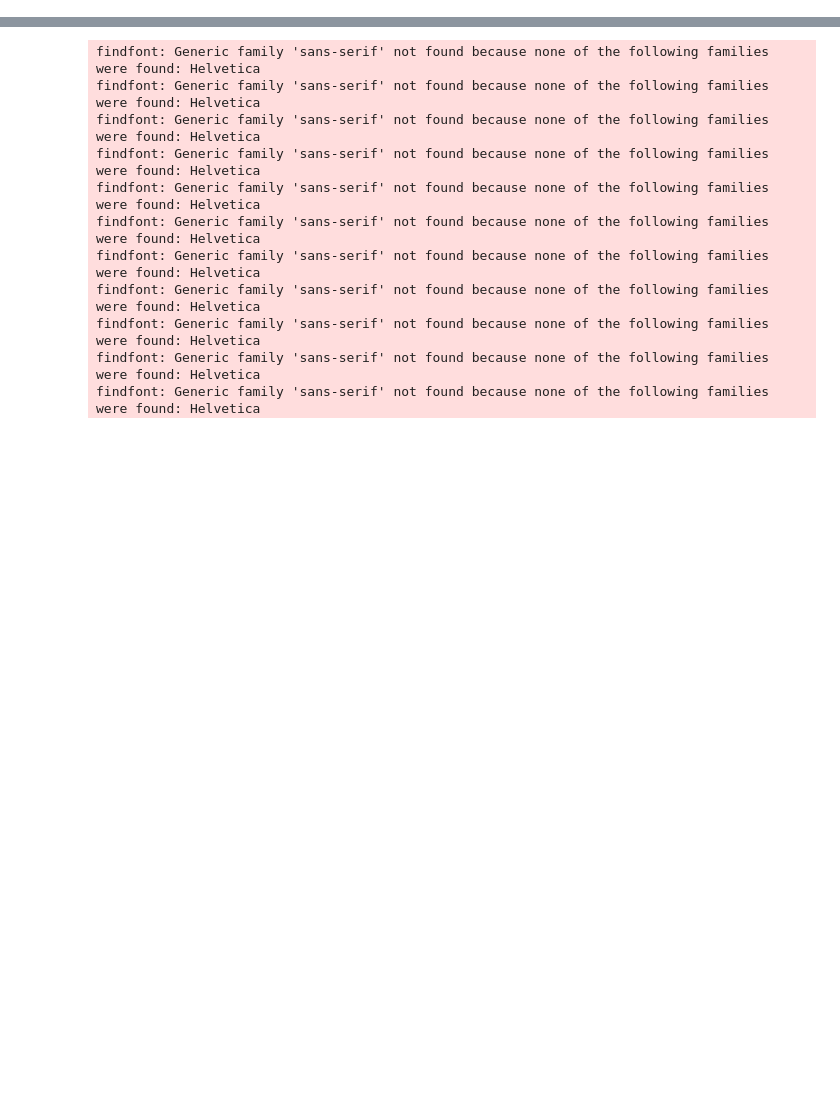
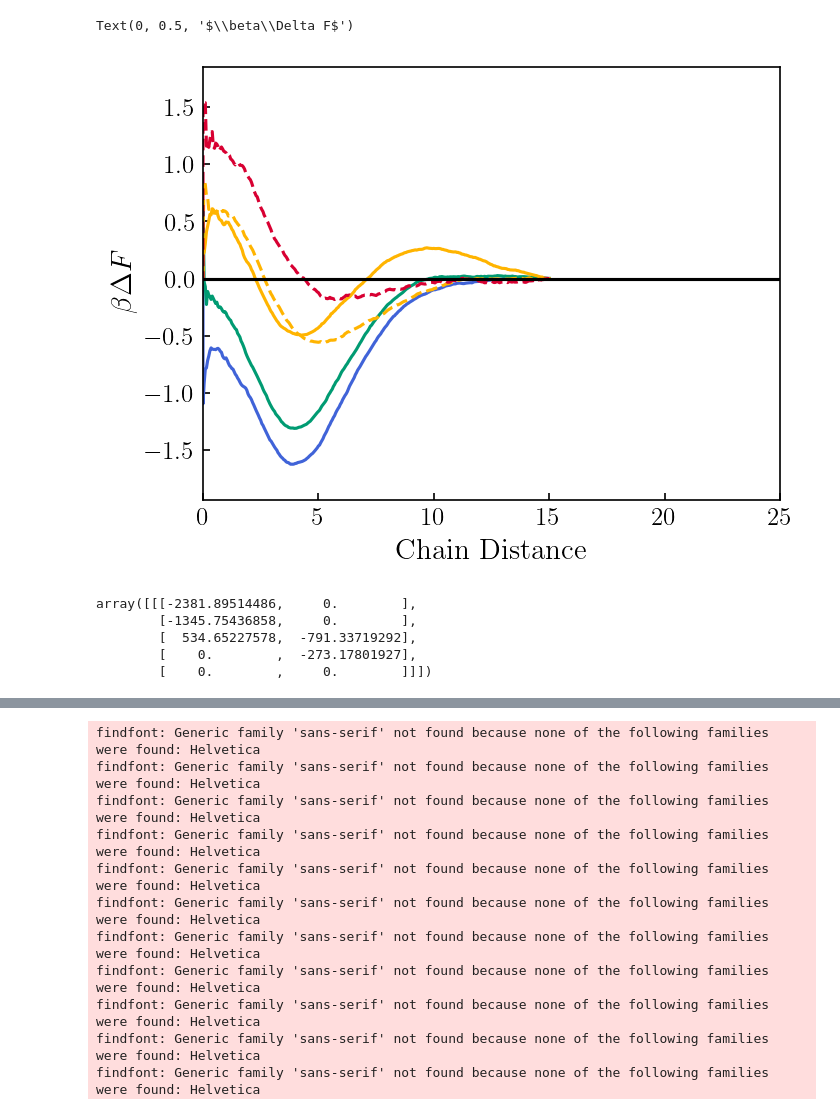
Before and after one commit to kelseyfu/Polyampholyte-SURF, a Jupyter notebook: analysis/pmf.ipynb, the cells around one changed output, grey strips where cells are left out. Cells and saved outputs as stored; diff of their text form; code cells hidden in the pictures; blank space fills up the shorter version.

```diff
--- a/analysis/pmf.ipynb
+++ b/analysis/pmf.ipynb
@@ -71,0 +227,76 @@ array([[ 0.        ,  1.83037564],
+# %%
+
+# Define the sequences
+sequences = ['0.1ALPHA_2']
+sequ = [
+    [-1,-1,-1,-1,-1,-1,-1,-1,-1,-1,-1,-1,-1,-1,-1,-1,-1,-1,-1,-1,-1,-1,-1,-1,-1,1,1,1,1,1,1,1,1,1,1,1,1,1,1,1,1,1,1,1,1,1,1,1,1,1],
+    [-1,-1,-1,-1,-1,-1,-1,-1,-1,-1,-1,-1,-1,-1,-1,-1,-1,-1,-1,-1,1,-1,1,-1,1,-1,1,-1,1,-1,1,1,1,1,1,1,1,1,1,1,1,1,1,1,1,1,1,1,1,1],
+    [-1,-1,-1,-1,-1,-1,-1,-1,-1,-1,-1,-1,-1,-1,-1,1,-1,1,-1,1,-1,1,-1,1,-1,1,-1,1,-1,1,-1,1,-1,1,-1,1,1,1,1,1,1,1,1,1,1,1,1,1,1,1],
+    [-1,-1,-1,-1,-1,-1,-1,-1,-1,-1,-1,1,-1,1,-1,1,-1,1,-1,1,-1,1,-1,1,-1,1,-1,1,-1,1,-1,1,-1,1,-1,1,-1,1,-1,1,1,1,1,1,1,1,1,1,1,1],
+    [-1,-1,-1,-1,-1,-1,1,-1,1,-1,1,-1,1,-1,1,-1,1,-1,1,-1,1,-1,1,-1,1,-1,1,-1,1,-1,1,-1,1,-1,1,-1,1,-1,1,-1,1,-1,1,-1,1,1,1,1,1,1],
+    [-1,1,-1,1,-1,1,-1,1,-1,1,-1,1,-1,1,-1,1,-1,1,-1,1,-1,1,-1,1,-1,1,-1,1,-1,1,-1,1,-1,1,-1,1,-1,1,-1,1,-1,1,-1,1,-1,1,-1,1,-1,1]
+]
+
+salt = [0,2000]
+charge = [0,2,4,8,10]
+lb = [ 10, 5, 0]
+
+B = np.zeros((len(sequences),len(charge),len(salt)))
+scd = [get_SCD(seq) for seq in sequ]
+color = ['C0','C1','C2','C3','C4','C5']
+linestyle = ['-','--','-.',':']
+# Initialize the plot
+plt.clf()
+
+# Plot data for each sequence
+c1 = 0
+for seq in sequences[::-1]:
+    for c in charge:
+        l1 = 0
+        for s in salt:
+            tag = f'poly_sequ_{seq}_nchain_2_znet_{c}_nsalt_{s}_temp_1_pmf'
+            x = np.zeros(101*6)
+            y = np.zeros(101*6)
+            if os.path.exists(f'../data/{tag}/{lb[0]}/prod.pmf'):
+                start = 0
+                for i in range(len(lb)):
+                    # print(i)
+                    data = np.loadtxt(f'../data/{tag}/{lb[i]}/prod.pmf', skiprows=3)
+                    x[i*101:(i+1)*101] = np.flip(data[:,0])
+                    y[i*101:(i+1)*101] = np.flip(data[:,1] - data[-1,1] + start)
+                    start += data[0,1] - data[-1,1]
+            kappa = get_kappa(sequ[sequences.index(seq)])
+            c_s = s/50**3
+            Gamma = np.sqrt(8*np.pi*c_s)
+            plt.plot(x,y, label=f"$\Gamma = {Gamma:.2f}$", color=color[c1], linestyle=linestyle[l1])
+            # plt.plot(x,c**2/x/4, '--', alpha=0.3, color=color[5-c1])
+            B[sequences.index(seq), charge.index(c), salt.index(s)] = 2*np.pi*np.sum(x**2*(np.exp(-(y-y[0])) - 1))*(x[1]-x[0])
+            l1 += 1
+            if l1 >= len(linestyle):
+                l1 = 0
+        c1 += 1
+        if c1 >= len(color):
+            c1 = 0
+
+
+plt.plot([0,25],[0,0], 'k-')
+# Add labels and legend
+plt.xlabel('Chain Distance')
+plt.ylabel(r'$\beta\Delta F$')
+# plt.legend()
+# plt.xlim(0,18)
+# plt.ylim(-5,2)
+
+# Show the plot
+# plt.savefig('pmf.png')
+# %% [output]
+Text(0, 0.5, '$\\beta\\Delta F$')
+[figure, added]
+# %%
+B
+# %% [output]
+array([[[-2381.89514486,     0.        ],
+        [-1345.75436858,     0.        ],
+        [  534.65227578,  -791.33719292],
+        [    0.        ,  -273.17801927],
+        [    0.        ,     0.        ]]])
```
Also changed, not shown: parts of 35 cells of this notebook, 42 other files.
